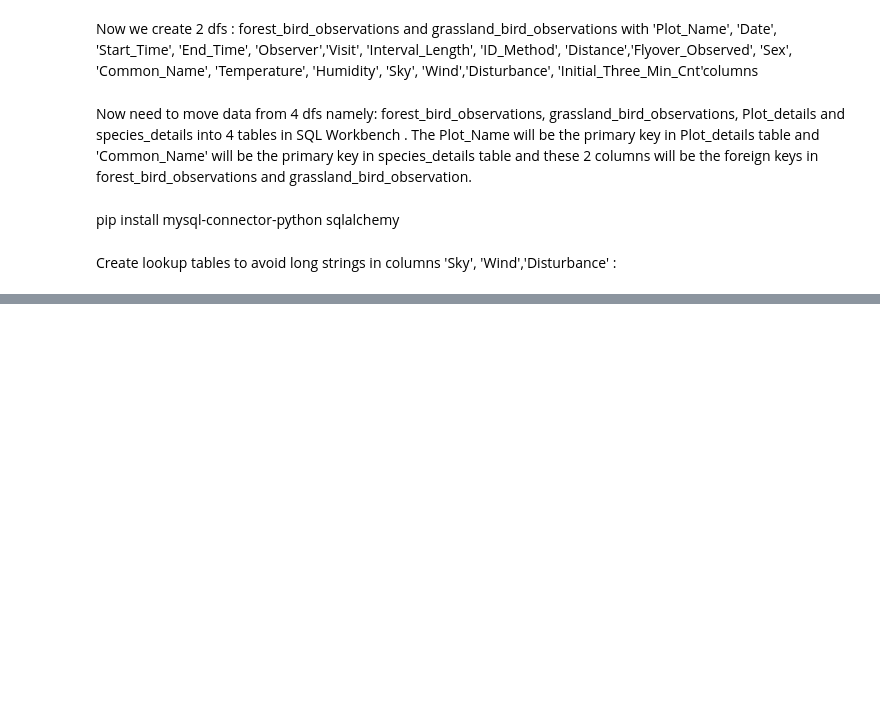
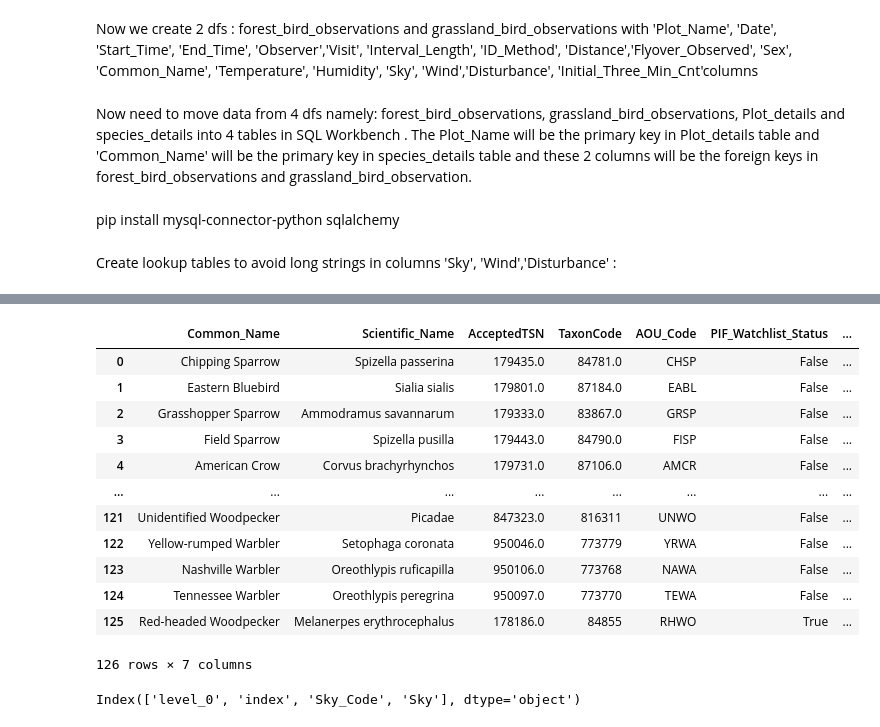
Before and after one commit to RajiRavi72/Bird_Species_Observation_Analysis_Project, a Jupyter notebook: notebooks/01_Data_Cleaning_and_Preprocessing.ipynb, the cells around one changed output, grey strips where cells are left out. Drawn from its saved outputs; the diff is of its cells as text; code cells hidden in the pictures; blank space fills up the shorter version.

```diff
--- a/notebooks/01_Data_Cleaning_and_Preprocessing.ipynb
+++ b/notebooks/01_Data_Cleaning_and_Preprocessing.ipynb
@@ -1291,0 +1401,16 @@ engine = create_engine(f'mysql+mysqlconnector://{username}:{password}@{host}:{po
+# %%
+species_details.reset_index()
+# %% [output]
+|  | Common_Name | Scientific_Name | AcceptedTSN | TaxonCode | AOU_Code | PIF_Watchlist_Status | ... |
+| 0 | Chipping Sparrow | Spizella passerina | 179435.0 | 84781.0 | CHSP | False | ... |
+| 1 | Eastern Bluebird | Sialia sialis | 179801.0 | 87184.0 | EABL | False | ... |
+| 2 | Grasshopper Sparrow | Ammodramus savannarum | 179333.0 | 83867.0 | GRSP | False | ... |
+| 3 | Field Sparrow | Spizella pusilla | 179443.0 | 84790.0 | FISP | False | ... |
+| 4 | American Crow | Corvus brachyrhynchos | 179731.0 | 87106.0 | AMCR | False | ... |
+| ... | ... | ... | ... | ... | ... | ... | ... |
+| 121 | Unidentified Woodpecker | Picadae | 847323.0 | 816311 | UNWO | False | ... |
+| 122 | Yellow-rumped Warbler | Setophaga coronata | 950046.0 | 773779 | YRWA | False | ... |
+| 123 | Nashville Warbler | Oreothlypis ruficapilla | 950106.0 | 773768 | NAWA | False | ... |
+| 124 | Tennessee Warbler | Oreothlypis peregrina | 950097.0 | 773770 | TEWA | False | ... |
+| 125 | Red-headed Woodpecker | Melanerpes erythrocephalus | 178186.0 | 84855 | RHWO | True | ... |
+126 rows × 7 columns
@@ -1291,0 +1425,4 @@ engine = create_engine(f'mysql+mysqlconnector://{username}:{password}@{host}:{po
+# %%
+print(sky_lookup.columns)
+# %% [output]
+Index(['level_0', 'index', 'Sky_Code', 'Sky'], dtype='object')
```
Also changed, not shown: parts of 56 cells of this notebook, 1 other file.
